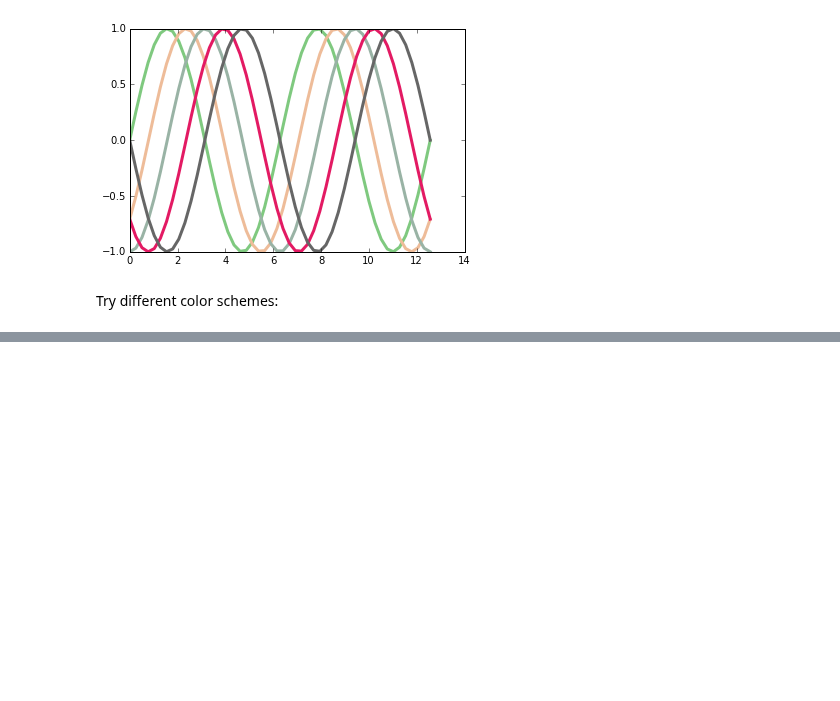
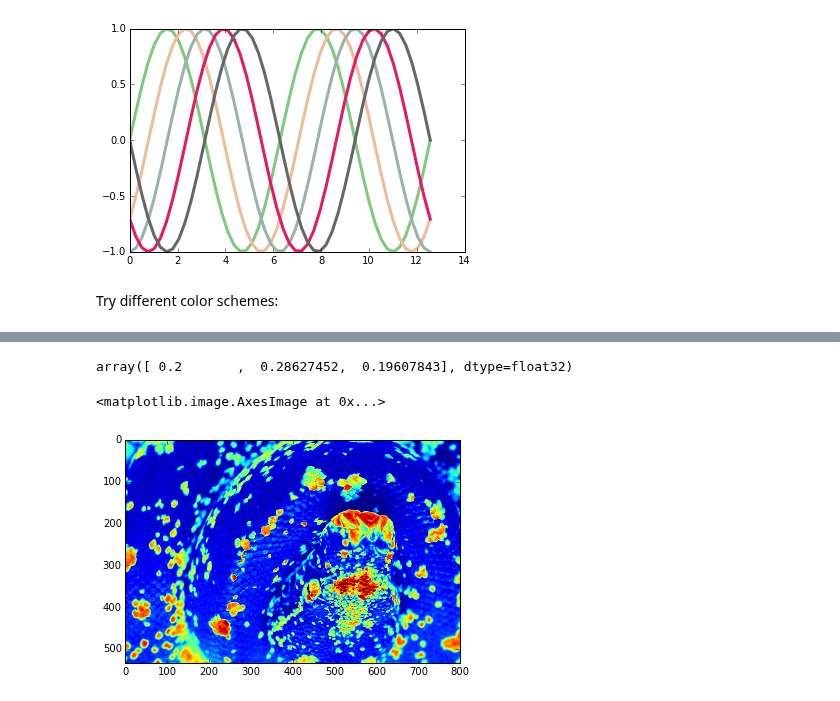
Before and after one commit to yy/dviz-course, a Jupyter notebook: w04-perception-design/W04Lab.ipynb, the cells around one changed output, grey strips where cells are left out. Saved outputs shown, nothing was run; the diff lists cells and outputs as text; code cells hidden in the pictures; blank space fills up the shorter version.

```diff
--- a/w04-perception-design/W04Lab.ipynb
+++ b/w04-perception-design/W04Lab.ipynb
@@ -91,0 +135,9 @@ Try different color schemes:
+# %%
+img[0][0]
+# %% [output]
+array([ 0.2       ,  0.28627452,  0.19607843], dtype=float32)
+# %%
+plt.imshow(np.flipud(img[:,:,0]))
+# %% [output]
+<matplotlib.image.AxesImage at 0x...>
+[figure, added]
```
Also changed, not shown: parts of 18 cells of this notebook, 1 other file.
